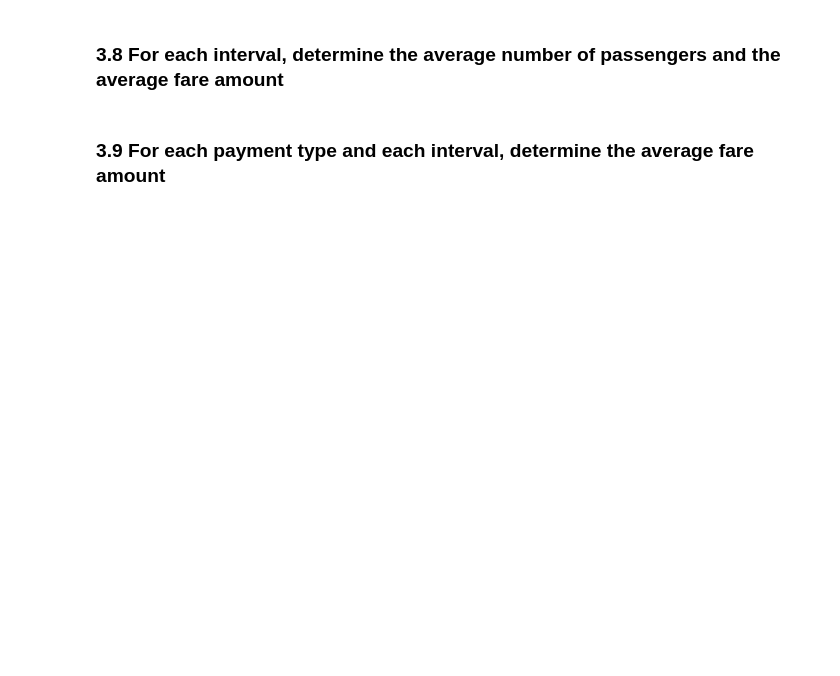
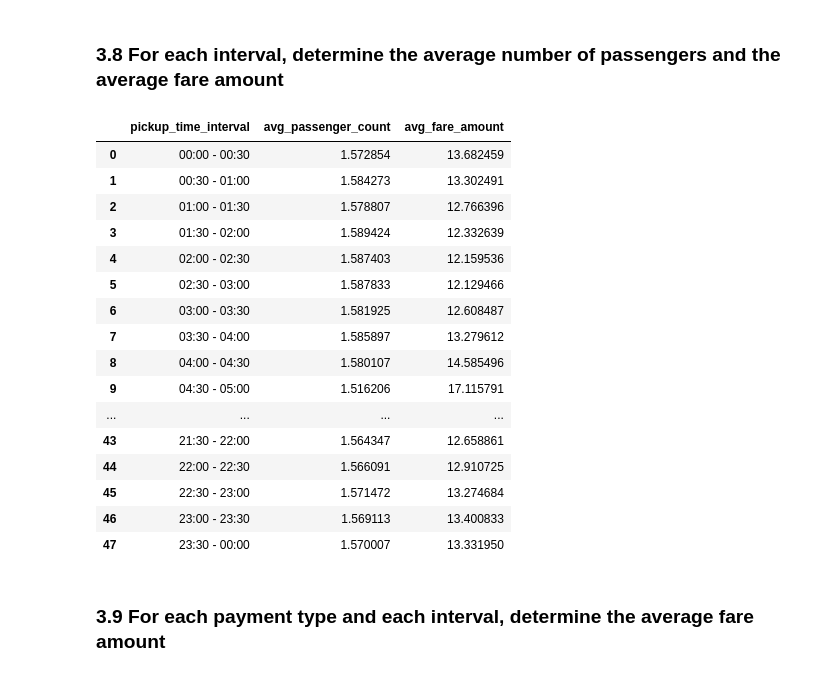
Before and after one commit to snava38/foc-project-nava-perani, a Jupyter notebook: notebooks/foc-project-notebook_v0.ipynb, the cells around one changed output. Saved outputs shown, nothing was run; the diff lists cells and outputs as text; code cells hidden in the pictures; blank space fills up the shorter version.

```diff
--- a/notebooks/foc-project-notebook.ipynb
+++ b/notebooks/foc-project-notebook_v0.ipynb
@@ -306,4 +323,25 @@ dataset.PULocationID.value_counts().reset_index(name='trip_count')
 # %% [markdown]
 ### 3.8 For each interval, determine the average number of passengers and the average fare amount
+# %%
+dataset.groupby('pickup_time_interval', observed=False).agg(avg_passenger_count=('passenger_count', 'mean'),
+                                                            avg_fare_amount=('fare_amount', 'mean')).reset_index()
+# %% [output]
+|  | pickup_time_interval | avg_passenger_count | avg_fare_amount |
+| 0 | 00:00 - 00:30 | 1.572854 | 13.682459 |
+| 1 | 00:30 - 01:00 | 1.584273 | 13.302491 |
+| 2 | 01:00 - 01:30 | 1.578807 | 12.766396 |
+| 3 | 01:30 - 02:00 | 1.589424 | 12.332639 |
+| 4 | 02:00 - 02:30 | 1.587403 | 12.159536 |
+| 5 | 02:30 - 03:00 | 1.587833 | 12.129466 |
+| 6 | 03:00 - 03:30 | 1.581925 | 12.608487 |
+| 7 | 03:30 - 04:00 | 1.585897 | 13.279612 |
+| 8 | 04:00 - 04:30 | 1.580107 | 14.585496 |
+| 9 | 04:30 - 05:00 | 1.516206 | 17.115791 |
+| ... | ... | ... | ... |
+| 43 | 21:30 - 22:00 | 1.564347 | 12.658861 |
+| 44 | 22:00 - 22:30 | 1.566091 | 12.910725 |
+| 45 | 22:30 - 23:00 | 1.571472 | 13.274684 |
+| 46 | 23:00 - 23:30 | 1.569113 | 13.400833 |
+| 47 | 23:30 - 00:00 | 1.570007 | 13.331950 |
 # %% [markdown]
 ### 3.9 For each payment type and each interval, determine the average fare amount
```
Also changed, not shown: parts of 11 cells of this notebook, 1 other file.
